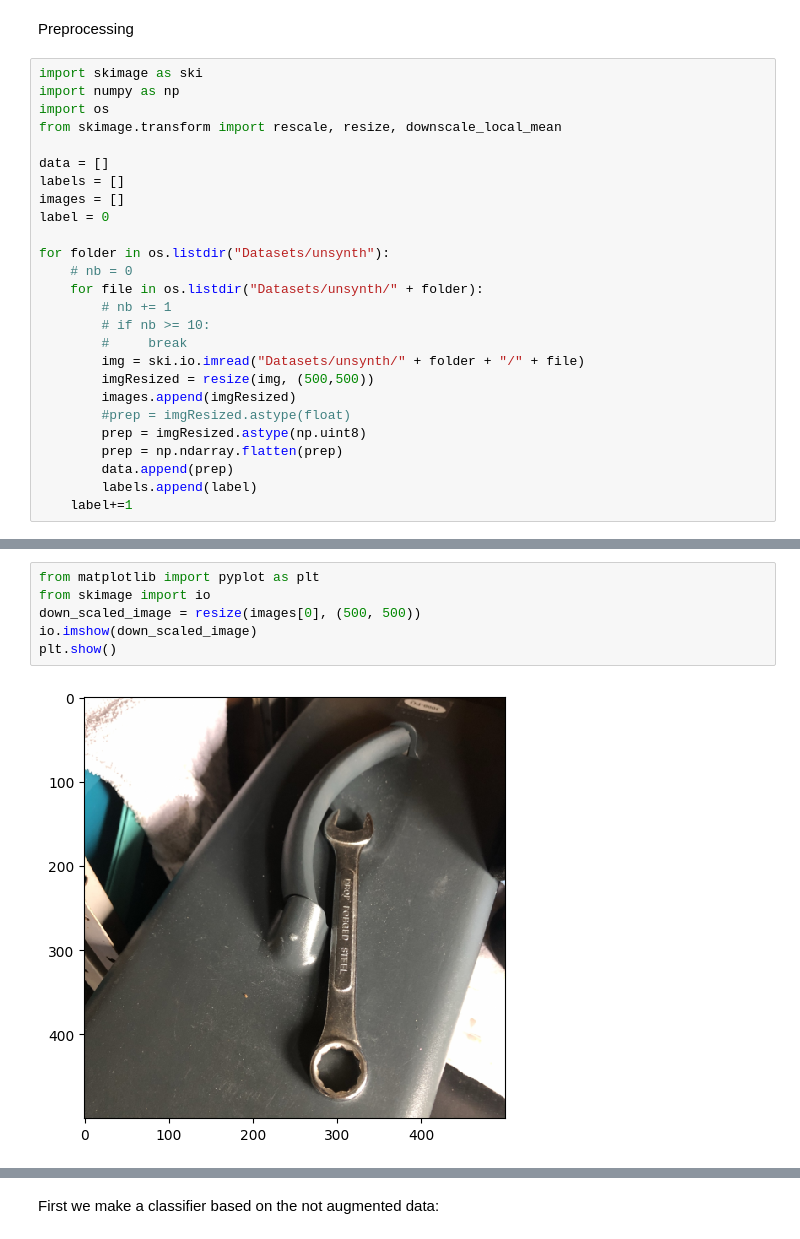
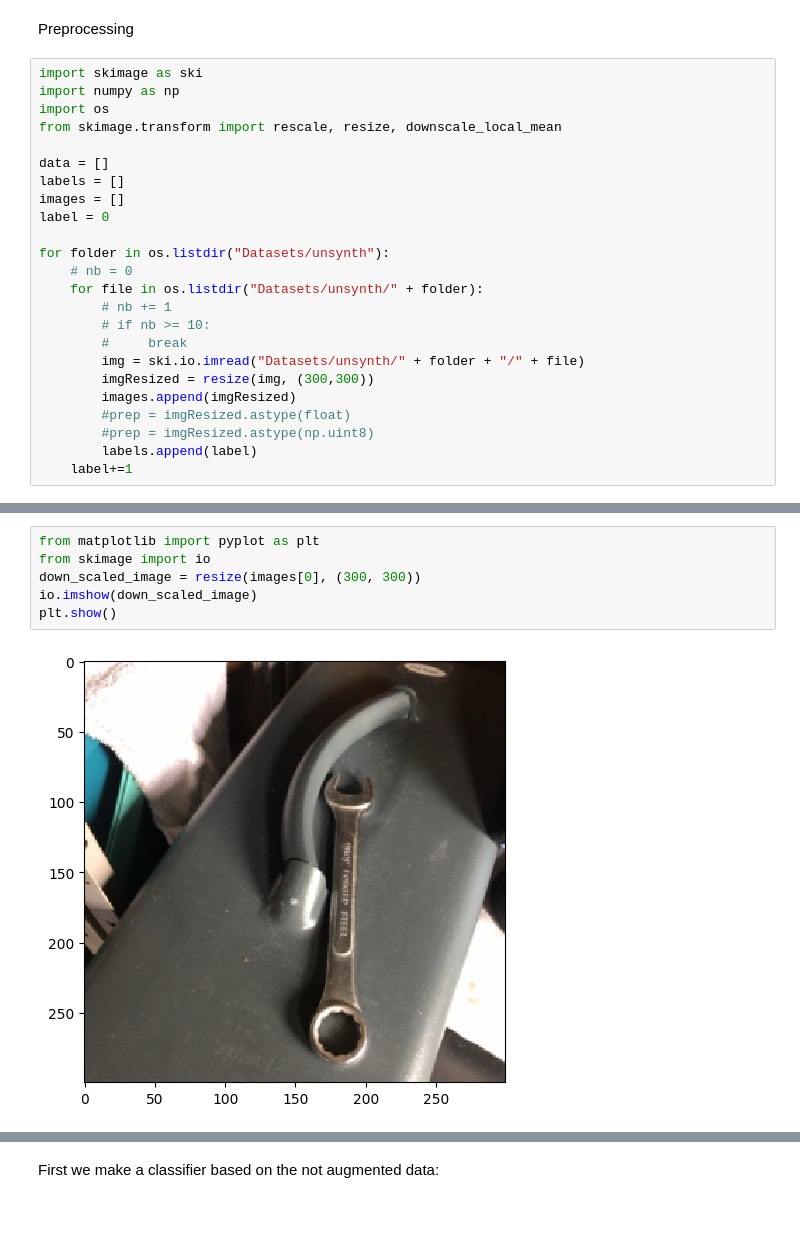
Before and after one commit to RobbeL-2056621/MLAss2, a Jupyter notebook: MLAss2.ipynb, the cells around one changed output, grey strips where cells are left out. Cells and saved outputs as stored; diff of their text form.

```diff
--- a/MLAss2.ipynb
+++ b/MLAss2.ipynb
@@ -18,11 +18,9 @@ for folder in os.listdir("Datasets/unsynth"):
         # if nb >= 10:
         #     break
         img = ski.io.imread("Datasets/unsynth/" + folder + "/" + file)
-        imgResized = resize(img, (500,500))
+        imgResized = resize(img, (300,300))
         images.append(imgResized)
         #prep = imgResized.astype(float)
-        prep = imgResized.astype(np.uint8)
-        prep = np.ndarray.flatten(prep)
-        data.append(prep)
+        #prep = imgResized.astype(np.uint8)
         labels.append(label)
     label+=1
@@ -53,8 +27,8 @@ for folder in os.listdir("Datasets/unsynth"):
 # %%
 from matplotlib import pyplot as plt
 from skimage import io
-down_scaled_image = resize(images[0], (500, 500))
+down_scaled_image = resize(images[0], (300, 300))
 io.imshow(down_scaled_image)
 plt.show()
 # %% [output]
-[figure, old version]
+[figure, new version]
```
Also changed, not shown: parts of 13 cells of this notebook.
